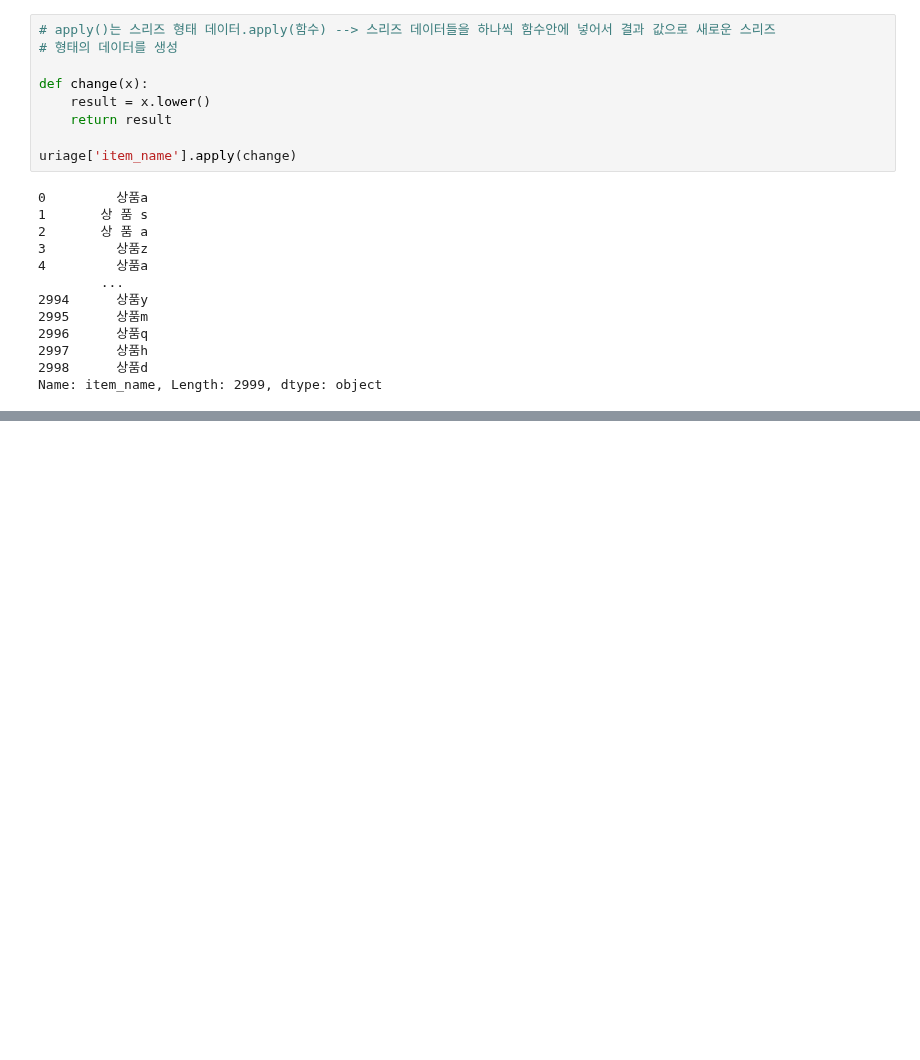
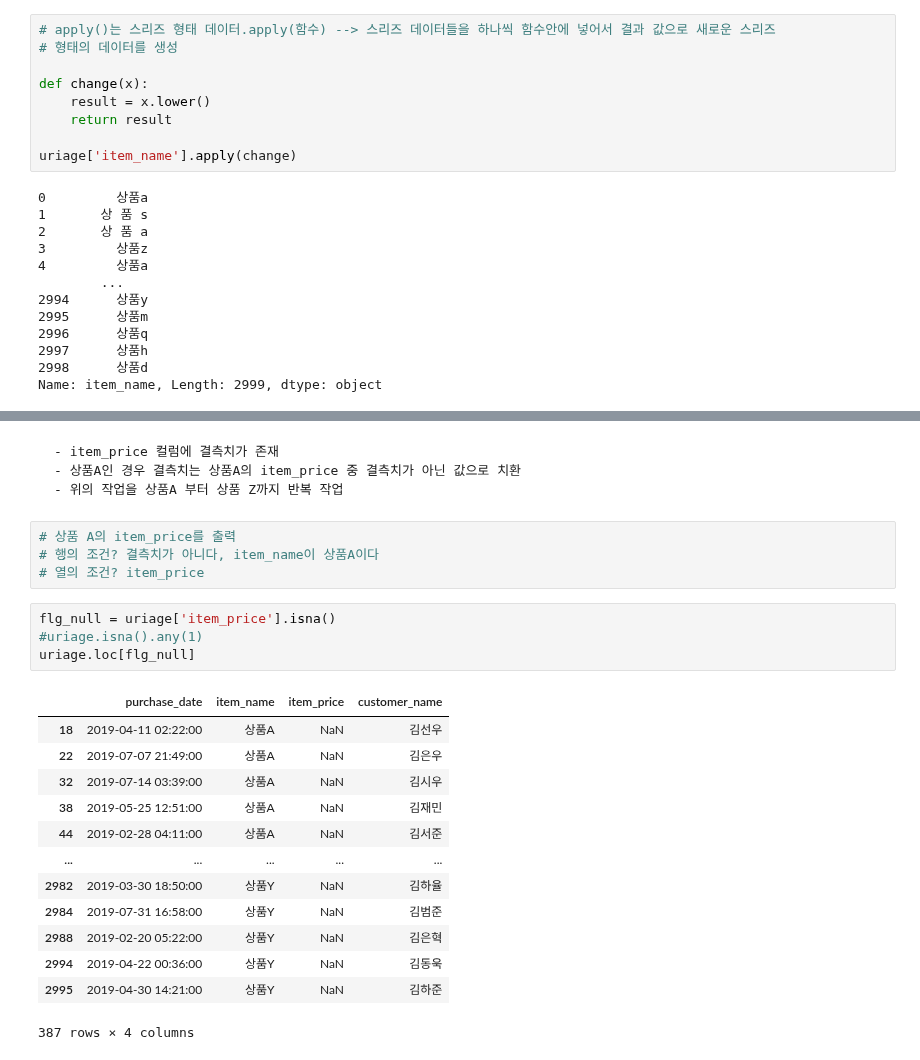
Before and after one commit to sejinhwang97ko/2023prac, a Jupyter notebook: 20230405/02.uriage.ipynb, the cells around one changed output, grey strips where cells are left out. Drawn from its saved outputs; the diff is of its cells as text; blank space fills up the shorter version.

```diff
--- a/20230405/02.uriage.ipynb
+++ b/20230405/02.uriage.ipynb
@@ -123,0 +193,26 @@ Name: item_name, Length: 2999, dtype: object
+# %% [markdown]
+    - item_price 컬럼에 결측치가 존재
+    - 상품A인 경우 결측치는 상품A의 item_price 중 결측치가 아닌 값으로 치환
+    - 위의 작업을 상품A 부터 상품 Z까지 반복 작업
+# %%
+# 상품 A의 item_price를 출력
+# 행의 조건? 결측치가 아니다, item_name이 상품A이다
+# 열의 조건? item_price
+# %%
+flg_null = uriage['item_price'].isna()
+#uriage.isna().any(1)
+uriage.loc[flg_null]
+# %% [output]
+|  | purchase_date | item_name | item_price | customer_name |
+| 18 | 2019-04-11 02:22:00 | 상품A | NaN | 김선우 |
+| 22 | 2019-07-07 21:49:00 | 상품A | NaN | 김은우 |
+| 32 | 2019-07-14 03:39:00 | 상품A | NaN | 김시우 |
+| 38 | 2019-05-25 12:51:00 | 상품A | NaN | 김재민 |
+| 44 | 2019-02-28 04:11:00 | 상품A | NaN | 김서준 |
+| ... | ... | ... | ... | ... |
+| 2982 | 2019-03-30 18:50:00 | 상품Y | NaN | 김하율 |
+| 2984 | 2019-07-31 16:58:00 | 상품Y | NaN | 김범준 |
+| 2988 | 2019-02-20 05:22:00 | 상품Y | NaN | 김은혁 |
+| 2994 | 2019-04-22 00:36:00 | 상품Y | NaN | 김동욱 |
+| 2995 | 2019-04-30 14:21:00 | 상품Y | NaN | 김하준 |
+387 rows × 4 columns
```
Also changed, not shown: parts of 21 cells of this notebook.
